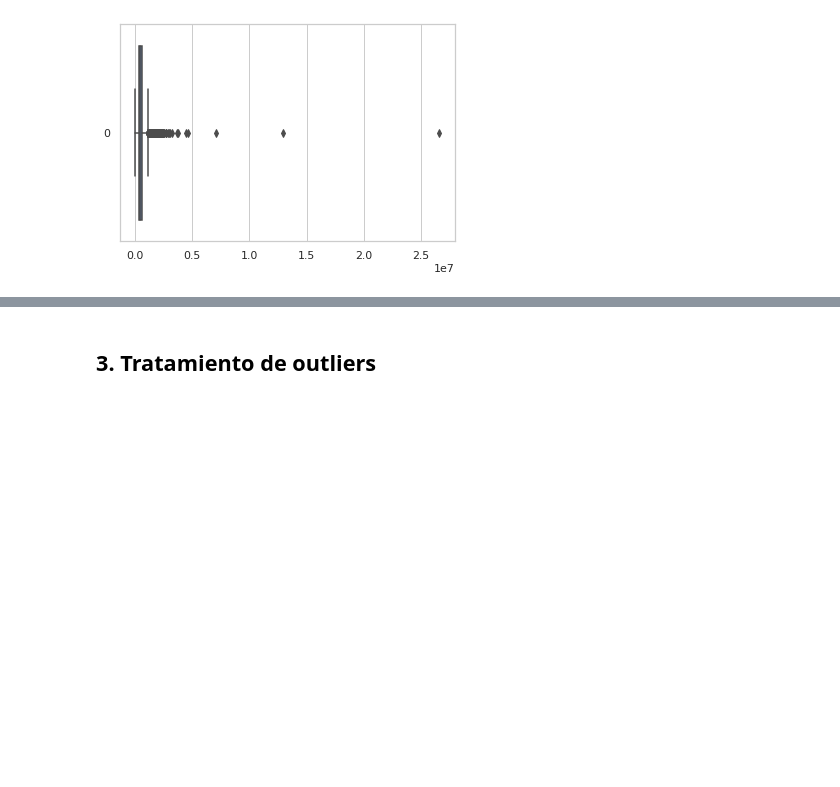
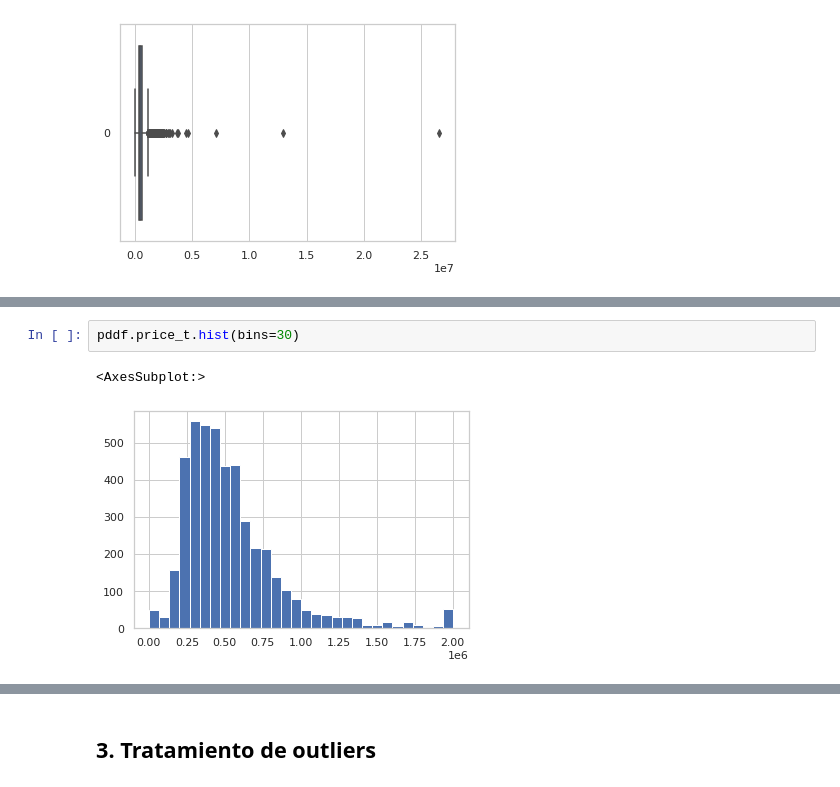
Before and after one commit to JCaballerot/Data_science_for_business, a Jupyter notebook: regresion_lineal/sidney_data_housing.ipynb, the cells around one changed output, grey strips where cells are left out. Drawn from its saved outputs; the diff is of its cells as text; blank space fills up the shorter version.

```diff
--- a/regresion_lineal/sidney_data_housing.ipynb
+++ b/regresion_lineal/sidney_data_housing.ipynb
@@ -149,3 +189,8 @@ sns.displot(pddf.price_t, kind="kde", fill=True)
+# %%
+pddf.price_t.hist(bins=30)
+# %% [output]
+<AxesSubplot:>
+[figure, added]
 # %%
 #Boxplot
 sns.set_theme(style="whitegrid")
```
Also changed, not shown: parts of 9 cells of this notebook.
